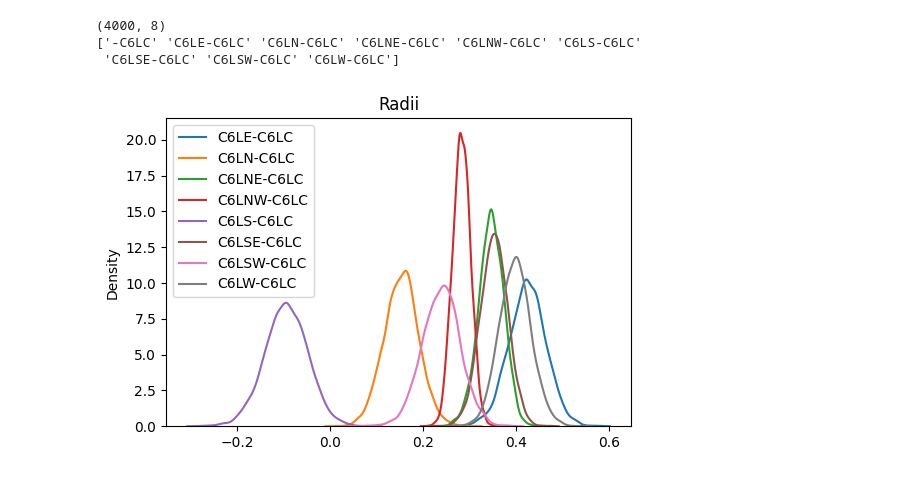
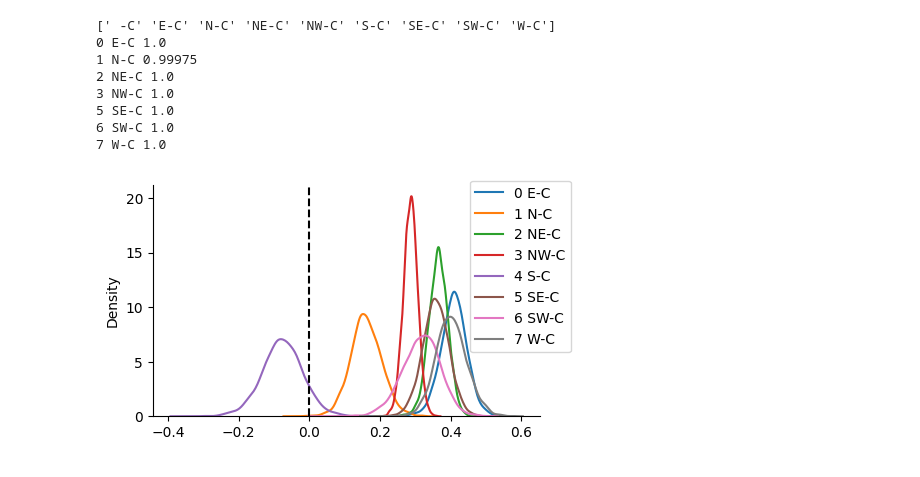
Before and after one commit to hbmep/rat-mapping, a Jupyter notebook: notebooks/log-hierarchical/l-circ/core__hbe.ipynb, the cells around one changed output. Saved outputs shown, nothing was run; the diff lists cells and outputs as text; code cells hidden in the pictures.

```diff
--- a/notebooks/log-hierarchical/l-circ/core__hbe.ipynb
+++ b/notebooks/log-hierarchical/l-circ/core__hbe.ipynb
@@ -43,21 +64,13 @@ plt.legend();
 # %%
-src = "/home/vishu/repos/rat-mapping-paper/reports/log-hierarchical/L_CIRC/estimation_4000W_4000S_4C_4T_20D_0.95A_mixtureFalse/radii"
-src = os.path.join(src, INFERENCE_FILE)
-with open(src, "rb") as f:
-    df, encoder_dict, model, posterior_samples, = pickle.load(f)
-
-param = posterior_samples["a_delta_loc"]
-print(param.shape)
-print(encoder_dict[model.features[1]].classes_)
+build_dir = "/home/vishu/repos/rat-mapping-paper/reports/log-hierarchical/L_CIRC/mvn_reference/4000W_4000S_4C_4T_20D_0.95A_mixtureFalse/radii"
+df, encoder_dict, model, posterior_samples = load(build_dir, ref=4)
 # %% [output]
-(4000, 8)
-['-C6LC' 'C6LE-C6LC' 'C6LN-C6LC' 'C6LNE-C6LC' 'C6LNW-C6LC' 'C6LS-C6LC'
- 'C6LSE-C6LC' 'C6LSW-C6LC' 'C6LW-C6LC']
+[' -C' 'E-C' 'N-C' 'NE-C' 'NW-C' 'S-C' 'SE-C' 'SW-C' 'W-C']
+0 E-C 1.0
+1 N-C 0.99975
+2 NE-C 1.0
+3 NW-C 1.0
+5 SE-C 1.0
+6 SW-C 1.0
+7 W-C 1.0
+[figure, added]
-# %%
-plt.figure(figsize=(6, 4))
-for j in range(param.shape[-1]):
-    sns.kdeplot(param[:, j], label=f"{encoder_dict[model.features[1]].classes_[j + 1]}")
-plt.title("Radii")
-plt.legend();
-# %% [output]
-[figure, removed]
```
Also changed, not shown: parts of 12 cells of this notebook, 3 other files.
